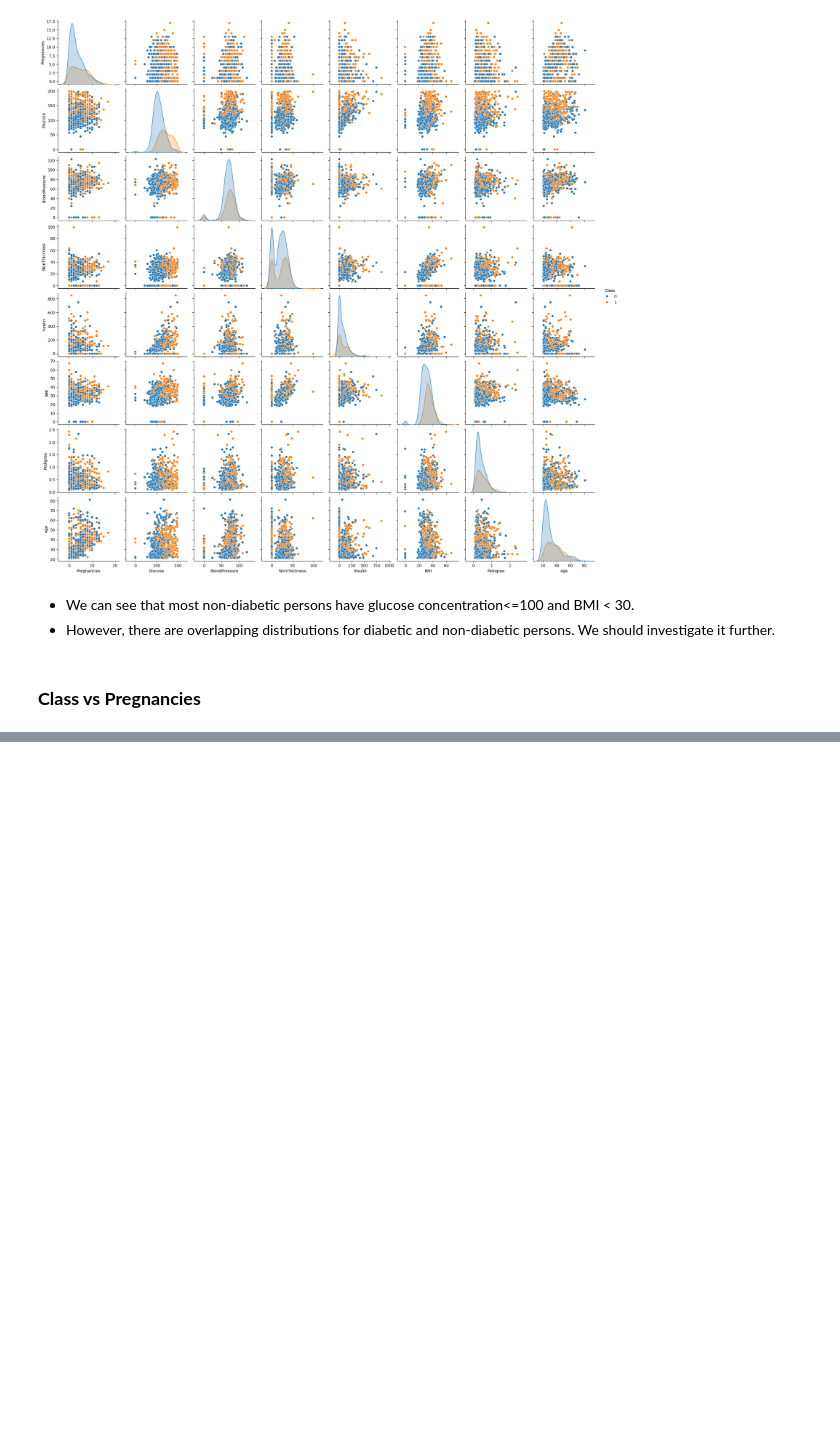
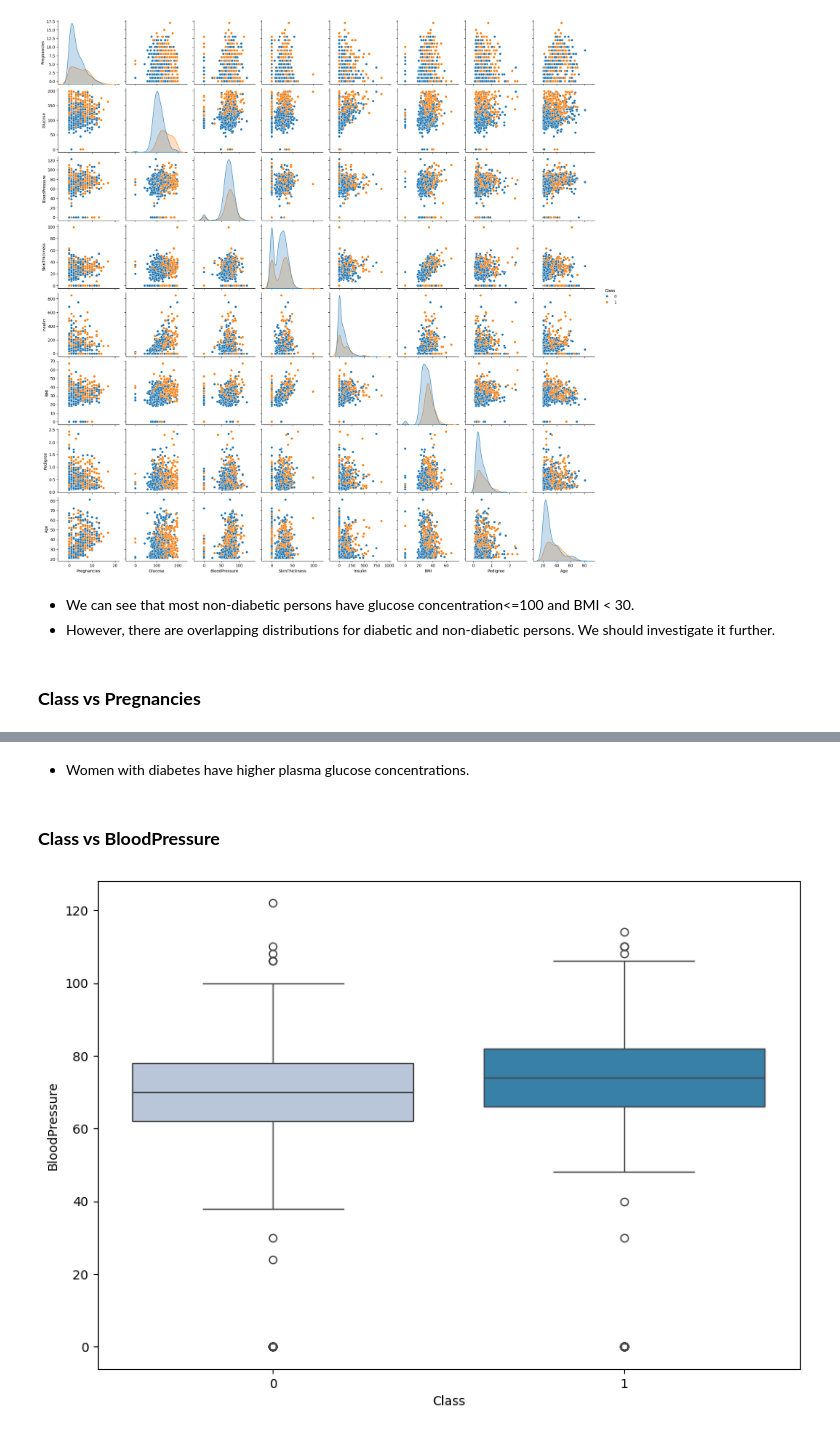
Before and after one commit to aimlalchemists/random-forest-diabetes-risk-prediction, a Jupyter notebook: Case_Study_DiabetesRisk_Prediction.ipynb, the cells around one changed output, grey strips where cells are left out. Drawn from its saved outputs; the diff is of its cells as text; code cells hidden in the pictures; blank space fills up the shorter version.

```diff
--- a/Case_Study_DiabetesRisk_Prediction.ipynb
+++ b/Case_Study_DiabetesRisk_Prediction.ipynb
@@ -353,0 +368,8 @@ NameError: name 'data' is not defined
+# %% [markdown]
+- Women with diabetes have higher plasma glucose concentrations.
+# %% [markdown]
+### **Class vs BloodPressure**
+# %%
+boxplot('BloodPressure')
+# %% [output]
+[figure, added]
```
Also changed, not shown: parts of 28 cells of this notebook.
